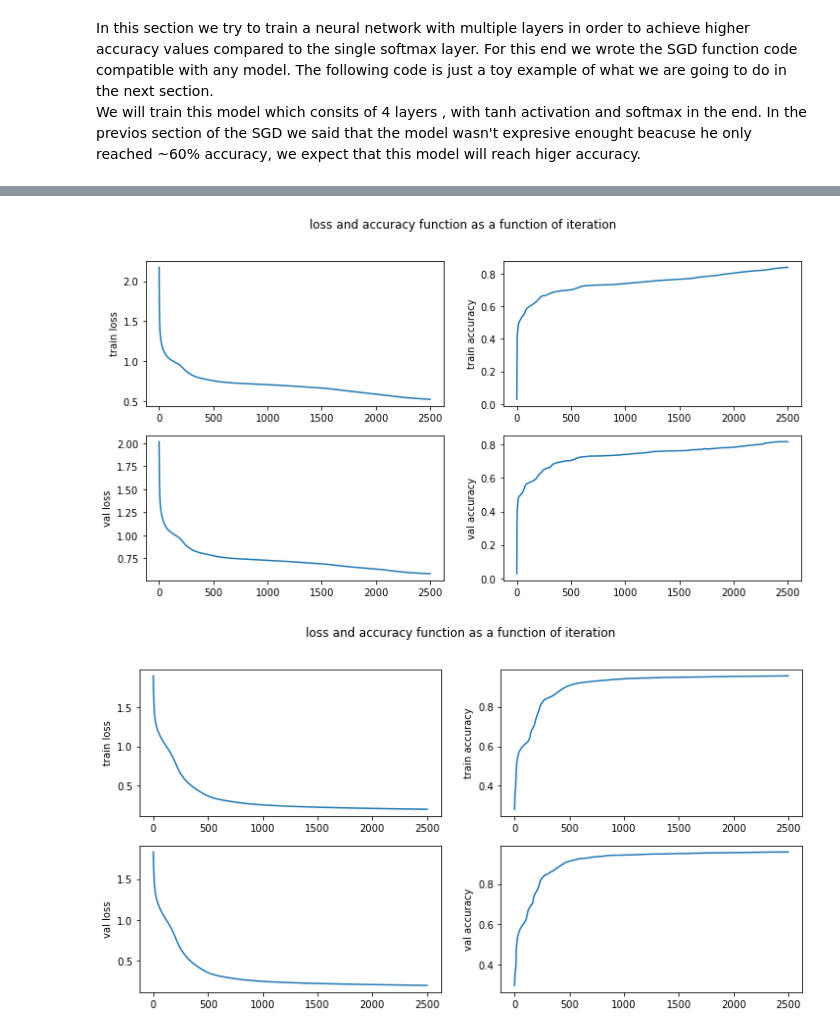
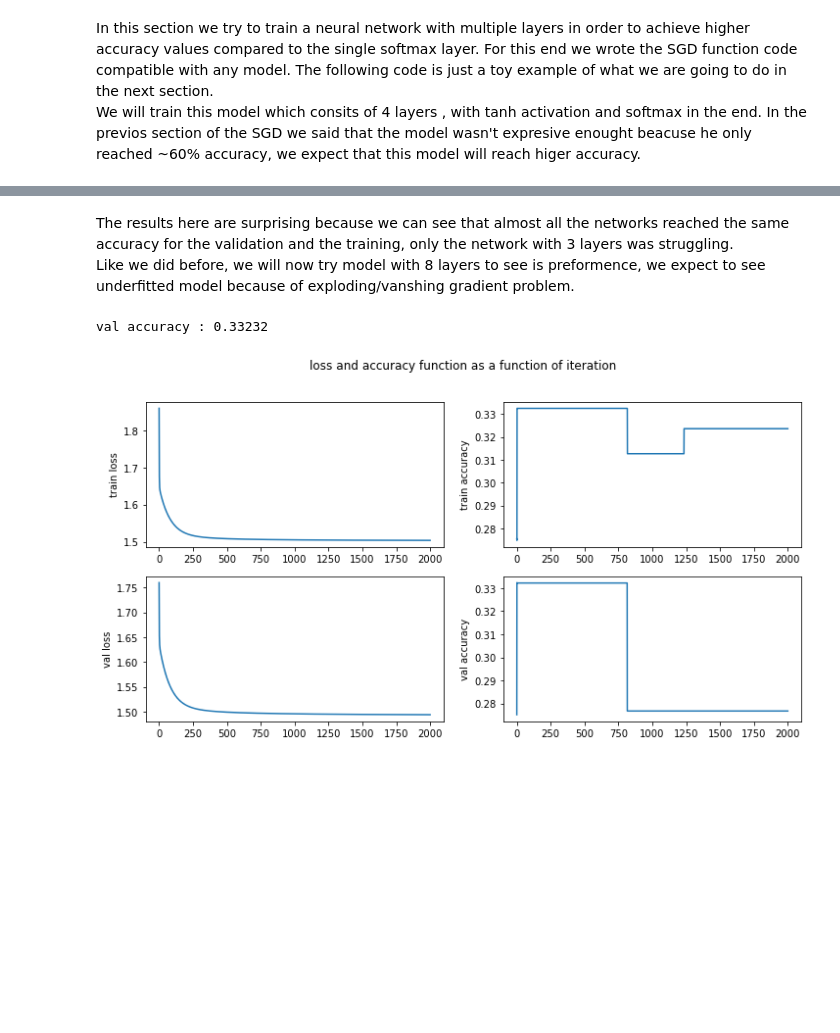
Before and after one commit to danikv/DeepLearningEx1, a Jupyter notebook: ASS01_315870808_316417591.ipynb, the cells around one changed output, grey strips where cells are left out. Drawn from its saved outputs; the diff is of its cells as text; code cells hidden in the pictures; blank space fills up the shorter version.

```diff
--- a/ASS01_315870808_316417591.ipynb
+++ b/ASS01_315870808_316417591.ipynb
@@ -87,6 +86,8 @@ class linear_layer:
     def gradient(self, X, Y, error):
         return self._activation.gradient(X, Y, error, self._A)
 
+
+
     def dim_in(self):
         return self._dim_in
 
@@ -99,9 +100,6 @@ class linear_layer:
     def activate_with_biases_change(self, d, X):
         return self._activation(self._A @ X + (self._B + d))
 
-    def jacobian(self, X, Y, vec, kind):
-        return self._activation.jacobian(X, Y, self._A, vec, kind)
-
     def __call__(self, X):
         return self._activation(self._A @ X + self._B)
 # %% [markdown]
@@ -288,8 +290,7 @@ class sequential_model:
         for i in range(1, len(self._layers) + 1):
             X = self._history[-i - 1]
             Y = self._history[-i]
-            gradient_theta, gradient_b, error = self._layers[-i].
-                gradient(X, Y, error)
+            gradient_theta, gradient_b, error = self._layers[-i].gradient(X, Y, error)
             gradient.append((gradient_theta, gradient_b, error))
         return gradient
 
@@ -1336,57 +1445,37 @@ Knowing this information will show a training example of a network with this str
+# %% [markdown]
+The results here are surprising because we can see that almost all the networks reached the same accuracy for the validation and the training, only the network with 3 layers was struggling.<br>
+Like we did before, we will now try model with 8 layers to see is preformence, we expect to see underfitted model because of exploding/vanshing gradient problem.
 # %%
 model = sequential_model(
-        linear_layer(2, 4, activation=tanh()),
-        linear_layer(4, 8, activation=tanh()),
-        linear_layer(8, 5, activation=softmax())
+        linear_layer(5, 8, activation=tanh()),
+        linear_layer(8, 16, activation=tanh()),
+        linear_layer(16, 32, activation=tanh()),
+        linear_layer(32, 64, activation=tanh()),
+        linear_layer(64, 64, activation=tanh()),
+        linear_layer(64, 64, activation=tanh()),
+        linear_layer(64, 64, activation=tanh()),
+        linear_layer(64, 5, activation=softmax())
         )
-
-loss_train, accuracy_train, loss_val, accuracy_val =
-        SGD(model, X, Y, X_val, Y_val, 2500, 0.001, cross_entropy_loss, 100)
+train_loss, train_accuracy, val_loss, val_accuracy = SGD(model, X2,
+            Y2, X2_val, Y2_val, 2000, 0.001, cross_entropy_loss, 500)
+print('val accuracy : {}'.format(np.max(val_accuracy)))
 
 fig, axs = plt.subplots(2, 2, figsize=(12,6))
 fig.suptitle('loss and accuracy function as a function of iteration')
-
-axs[0][0].plot(loss_train)
+axs[0][0].plot(train_loss)
 axs[0][0].set_ylabel('train loss')
 
-axs[0][1].plot(accuracy_train)
+axs[0][1].plot(train_accuracy)
 axs[0][1].set_ylabel('train accuracy')
 
-axs[1][0].plot(loss_val)
+axs[1][0].plot(val_loss)
 axs[1][0].set_ylabel('val loss')
 
-axs[1][1].plot(accuracy_val)
+axs[1][1].plot(val_accuracy)
 axs[1][1].set_ylabel('val accuracy')
 
 plt.show()
 # %% [output]
+val accuracy : 0.33232
-[figure, old version]
+[figure, new version]
-# %%
-model2 = sequential_model(
-        linear_layer(5, 8, activation=tanh()),
-        linear_layer(8, 16, activation=tanh()),
-        linear_layer(16, 5, activation=softmax())
-        )
-
-loss_train, accuracy_train, loss_val, accuracy_val =
-        SGD(model2, X2, Y2, X2_val, Y2_val, 2500, 0.001, cross_entropy_loss, 100)
-
-fig, axs = plt.subplots(2, 2, figsize=(12,6))
-fig.suptitle('loss and accuracy function as a function of iteration')
-
-axs[0][0].plot(loss_train)
-axs[0][0].set_ylabel('train loss')
-
-axs[0][1].plot(accuracy_train)
-axs[0][1].set_ylabel('train accuracy')
-
-axs[1][0].plot(loss_val)
-axs[1][0].set_ylabel('val loss')
-
-axs[1][1].plot(accuracy_val)
-axs[1][1].set_ylabel('val accuracy')
-
-plt.show()
-# %% [output]
-[figure, removed]
 # %% [markdown]
```
Also changed, not shown: parts of 77 cells of this notebook, 3 other files.
